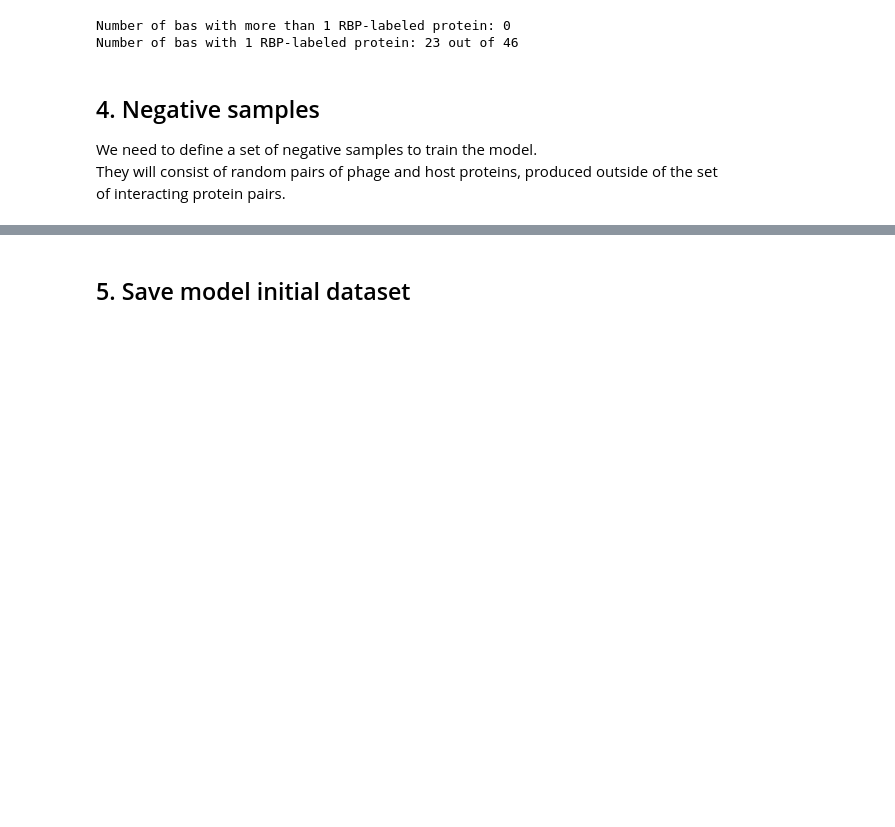
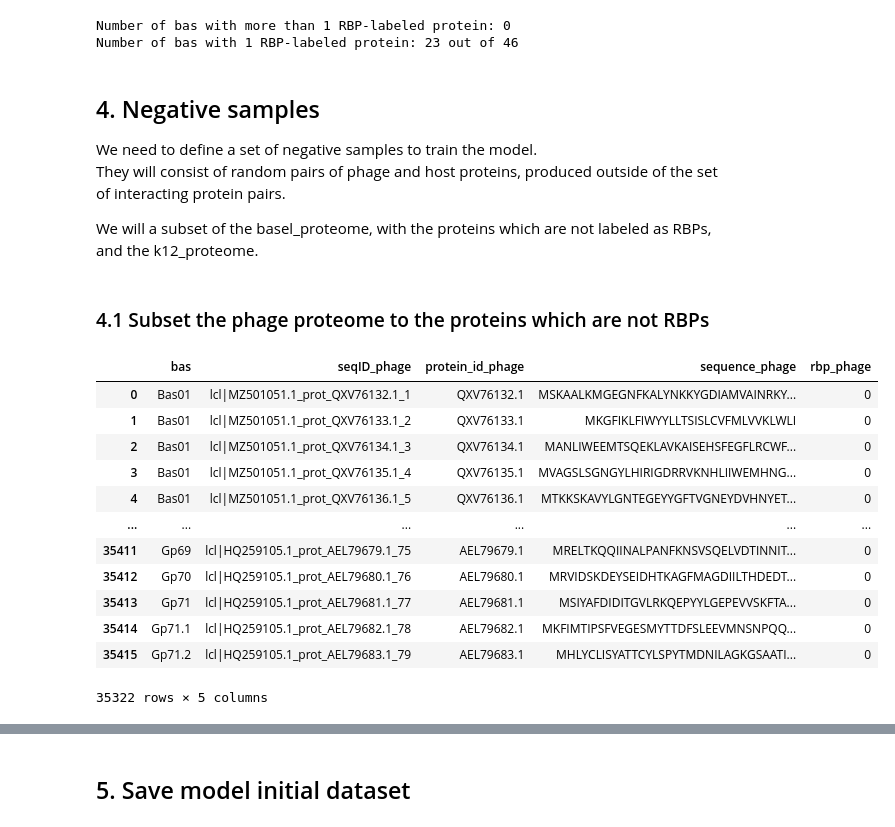
Before and after one commit to Drivahah/Predicting-phage-host-interaction-with-Language-Models, a Jupyter notebook: notebooks/02_transform_data.ipynb, the cells around one changed output, grey strips where cells are left out. Drawn from its saved outputs; the diff is of its cells as text; code cells hidden in the pictures; blank space fills up the shorter version.

```diff
--- a/notebooks/02_transform_data.ipynb
+++ b/notebooks/02_transform_data.ipynb
@@ -619,3 +628,26 @@ Number of bas with 1 RBP-labeled protein: 23 out of 46
 ## 4. Negative samples
 We need to define a set of negative samples to train the model. \
 They will consist of random pairs of phage and host proteins, produced outside of the set of interacting protein pairs.
+
+We will a subset of the basel_proteome, with the proteins which are not labeled as RBPs, and the k12_proteome.
+# %% [markdown]
+### 4.1 Subset the phage proteome to the proteins which are not RBPs
+# %%
+# Subset basele_proteome to only the rows where rbp == 0
+basel_proteome_no_rbp = basel_proteome[basel_proteome['rbp_phage'] == 0]
+# %%
+display(basel_proteome_no_rbp)
+# %% [output]
+|  | bas | seqID_phage | protein_id_phage | sequence_phage | rbp_phage |
+| 0 | Bas01 | lcl|MZ501051.1_prot_QXV76132.1_1 | QXV76132.1 | MSKAALKMGEGNFKALYNKKYGDIAMVAINRKY... | 0 |
+| 1 | Bas01 | lcl|MZ501051.1_prot_QXV76133.1_2 | QXV76133.1 | MKGFIKLFIWYYLLTSISLCVFMLVVKLWLI | 0 |
+| 2 | Bas01 | lcl|MZ501051.1_prot_QXV76134.1_3 | QXV76134.1 | MANLIWEEMTSQEKLAVKAISEHSFEGFLRCWF... | 0 |
+| 3 | Bas01 | lcl|MZ501051.1_prot_QXV76135.1_4 | QXV76135.1 | MVAGSLSGNGYLHIRIGDRRVKNHLIIWEMHNG... | 0 |
+| 4 | Bas01 | lcl|MZ501051.1_prot_QXV76136.1_5 | QXV76136.1 | MTKKSKAVYLGNTEGEYYGFTVGNEYDVHNYET... | 0 |
+| ... | ... | ... | ... | ... | ... |
+| 35411 | Gp69 | lcl|HQ259105.1_prot_AEL79679.1_75 | AEL79679.1 | MRELTKQQIINALPANFKNSVSQELVDTINNIT... | 0 |
+| 35412 | Gp70 | lcl|HQ259105.1_prot_AEL79680.1_76 | AEL79680.1 | MRVIDSKDEYSEIDHTKAGFMAGDIILTHDEDT... | 0 |
+| 35413 | Gp71 | lcl|HQ259105.1_prot_AEL79681.1_77 | AEL79681.1 | MSIYAFDIDITGVLRKQEPYYLGEPEVVSKFTA... | 0 |
+| 35414 | Gp71.1 | lcl|HQ259105.1_prot_AEL79682.1_78 | AEL79682.1 | MKFIMTIPSFVEGESMYTTDFSLEEVMNSNPQQ... | 0 |
+| 35415 | Gp71.2 | lcl|HQ259105.1_prot_AEL79683.1_79 | AEL79683.1 | MHLYCLISYATTCYLSPYTMDNILAGKGSAATI... | 0 |
+35322 rows × 5 columns
```
Also changed, not shown: parts of 4 cells of this notebook.
